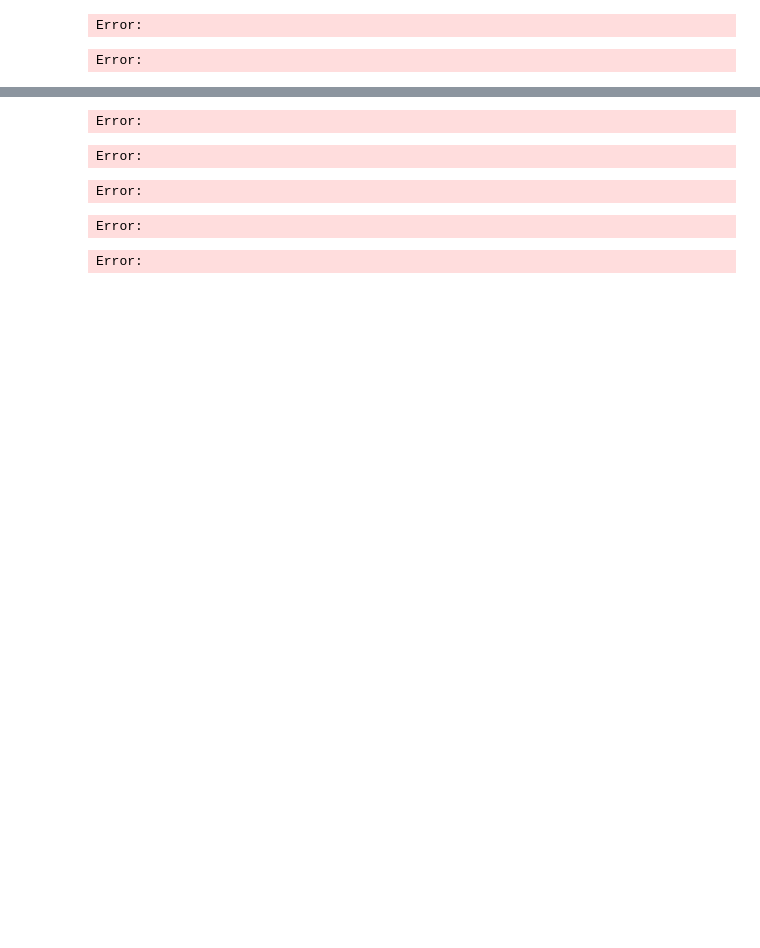
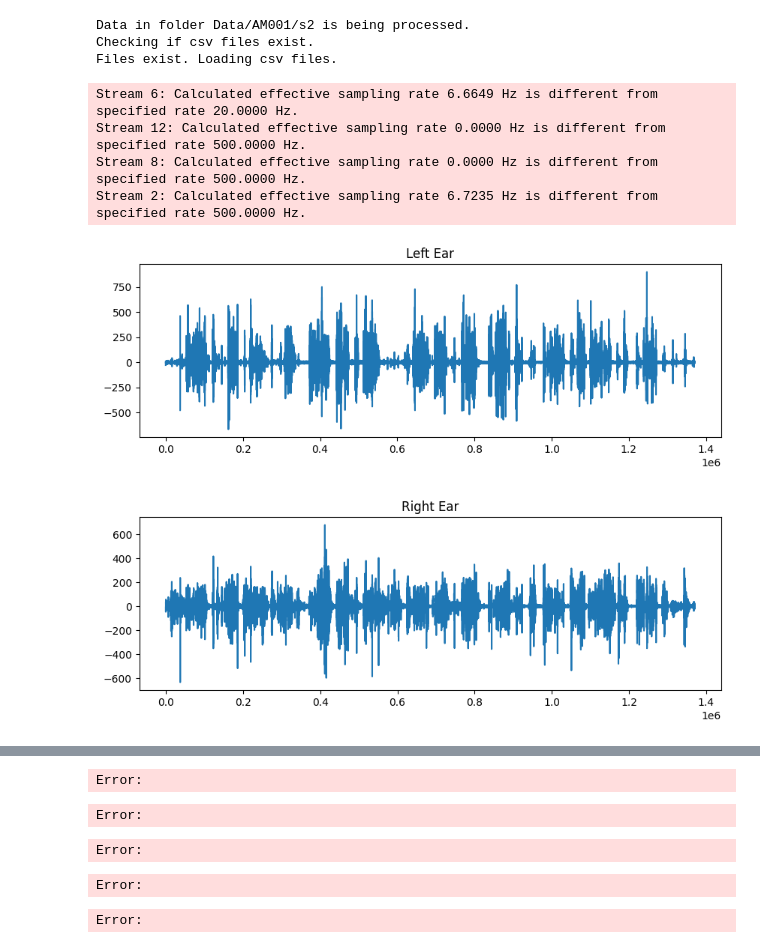
Before and after one commit to juanmartincampos/ADA, a Jupyter notebook: structure_data.ipynb, the cells around one changed output, grey strips where cells are left out. Drawn from its saved outputs; the diff is of its cells as text; code cells hidden in the pictures; blank space fills up the shorter version.

```diff
--- a/structure_data.ipynb
+++ b/structure_data.ipynb
@@ -172,22 +189,29 @@ Error:
 # %%
-a, b = process_xdf("Data/s2/sub-AM001_s2_task6.xdf")
+a, b = process_xdf("Data/AM001/s2/sub-AM001_s2_task6.xdf")
 # %% [output]
-Error:
+Data in folder Data/AM001/s2 is being processed.
+Checking if csv files exist.
+Files exist. Loading csv files.
 # %%
-data, header = pyxdf.load_xdf("Data/s2/sub-AM001_s2_task6.xdf")
+data, header = pyxdf.load_xdf("Data/AM001/s2/sub-AM001_s2_task6.xdf")
 
 EMGinfo_stream = [stream for stream in data if stream["info"]["name"][0] == "EMGinfo"][0]
 emg_stream = [stream for stream in data if "eegoSports " in stream["info"]["name"][0]][0]
 
 sample_rate = int(emg_stream['info']['nominal_srate'][0])
 
 l_ear_emg, r_ear_emg = filter_signals_2(emg_stream)
 l_ear_class = EMGinfo_stream["time_series"][:, 6]
 r_ear_class = EMGinfo_stream["time_series"][:, 7]
 plot_signal(l_ear_emg, "left")
 plot_signal(r_ear_emg, "right")
 # %% [output]
-Error:
+Stream 6: Calculated effective sampling rate 6.6649 Hz is different from specified rate 20.0000 Hz.
+Stream 12: Calculated effective sampling rate 0.0000 Hz is different from specified rate 500.0000 Hz.
+Stream 8: Calculated effective sampling rate 0.0000 Hz is different from specified rate 500.0000 Hz.
+Stream 2: Calculated effective sampling rate 6.7235 Hz is different from specified rate 500.0000 Hz.
+[figure, added]
+[figure, added]
 # %% [markdown]
 Comparison with the filters I made:
 
```
Also changed, not shown: parts of 4 cells of this notebook, 2 other files.
